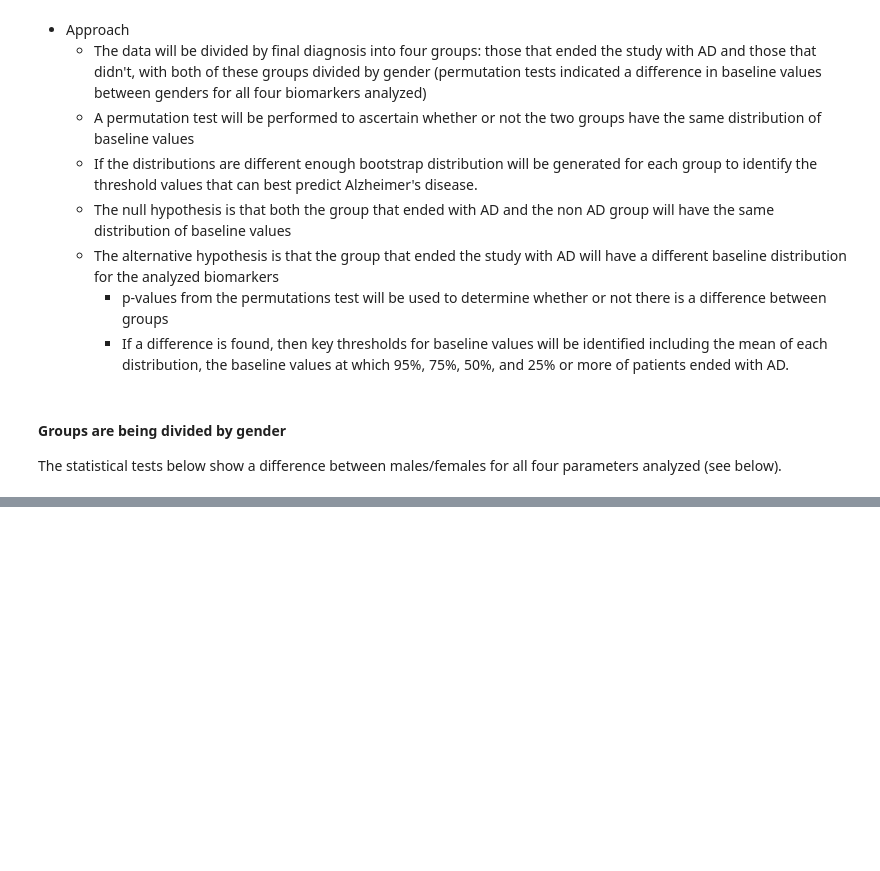
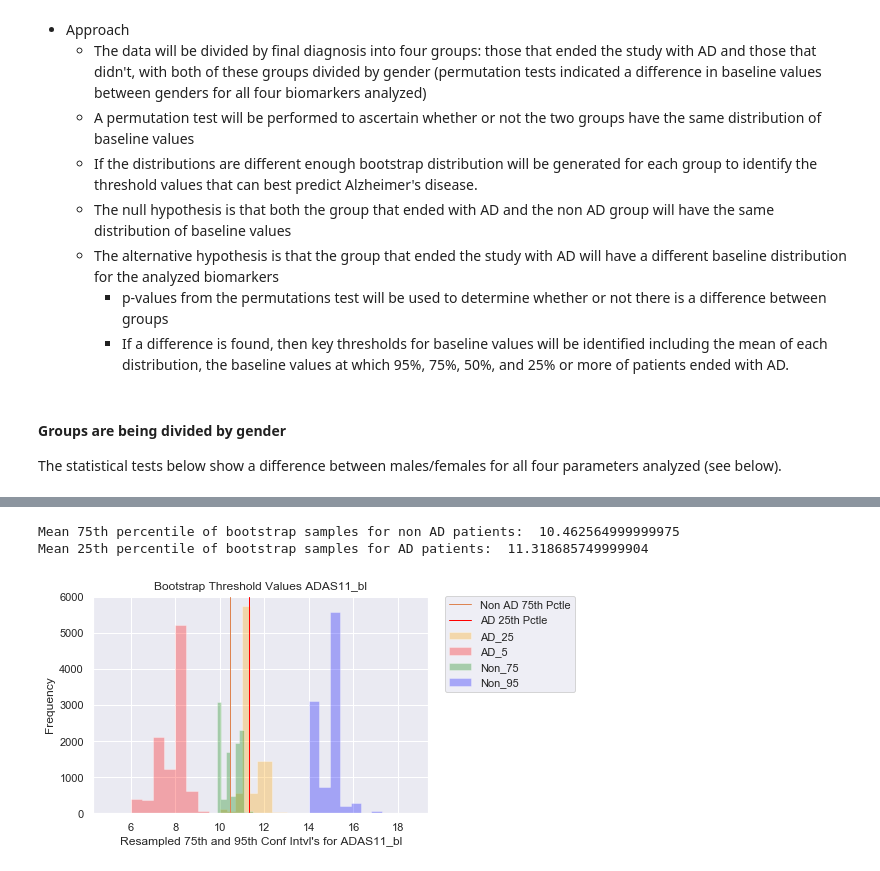
Before and after one commit to Haydost/Springboard_Portfolio, a Jupyter notebook: Capstone_1_Alzheimers_InProgress/3-Statistical_Data_Analysis.ipynb, the cells around one changed output, grey strips where cells are left out. Cells and saved outputs as stored; diff of their text form; code cells hidden in the pictures; blank space fills up the shorter version.

```diff
--- a/Capstone_1_Alzheimers_InProgress/3-Statistical_Data_Analysis.ipynb
+++ b/Capstone_1_Alzheimers_InProgress/3-Statistical_Data_Analysis.ipynb
@@ -633,0 +647,6 @@ p-value:  0.0
+# %%
+sda.bs_percentile(final_exam, 'ADAS11_bl', 10000, 'males')
+# %% [output]
+Mean 75th percentile of bootstrap samples for non AD patients:  10.462564999999975
+Mean 25th percentile of bootstrap samples for AD patients:  11.318685749999904
+[figure, added]
```
Also changed, not shown: parts of 44 cells of this notebook, 1 other file.
